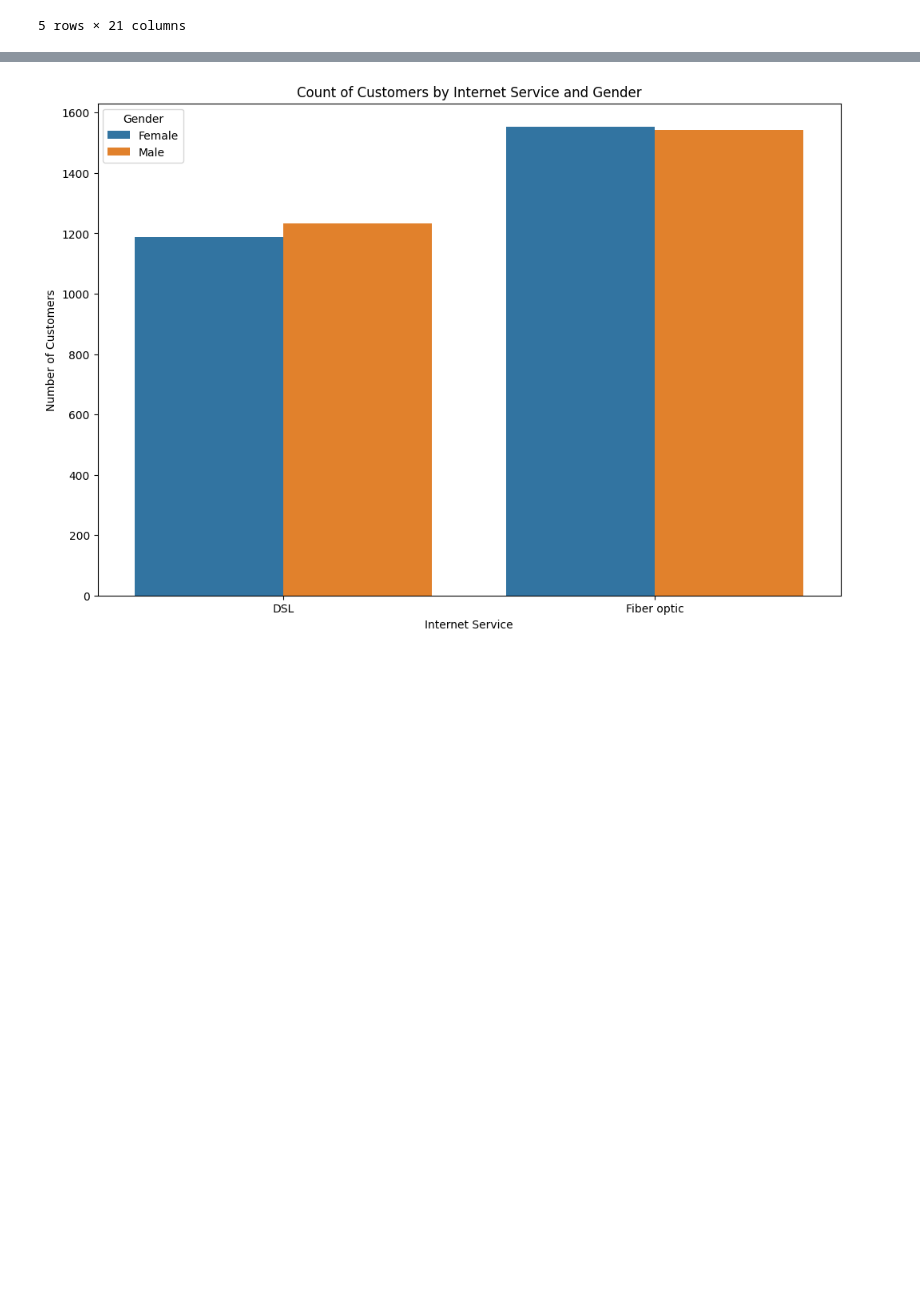
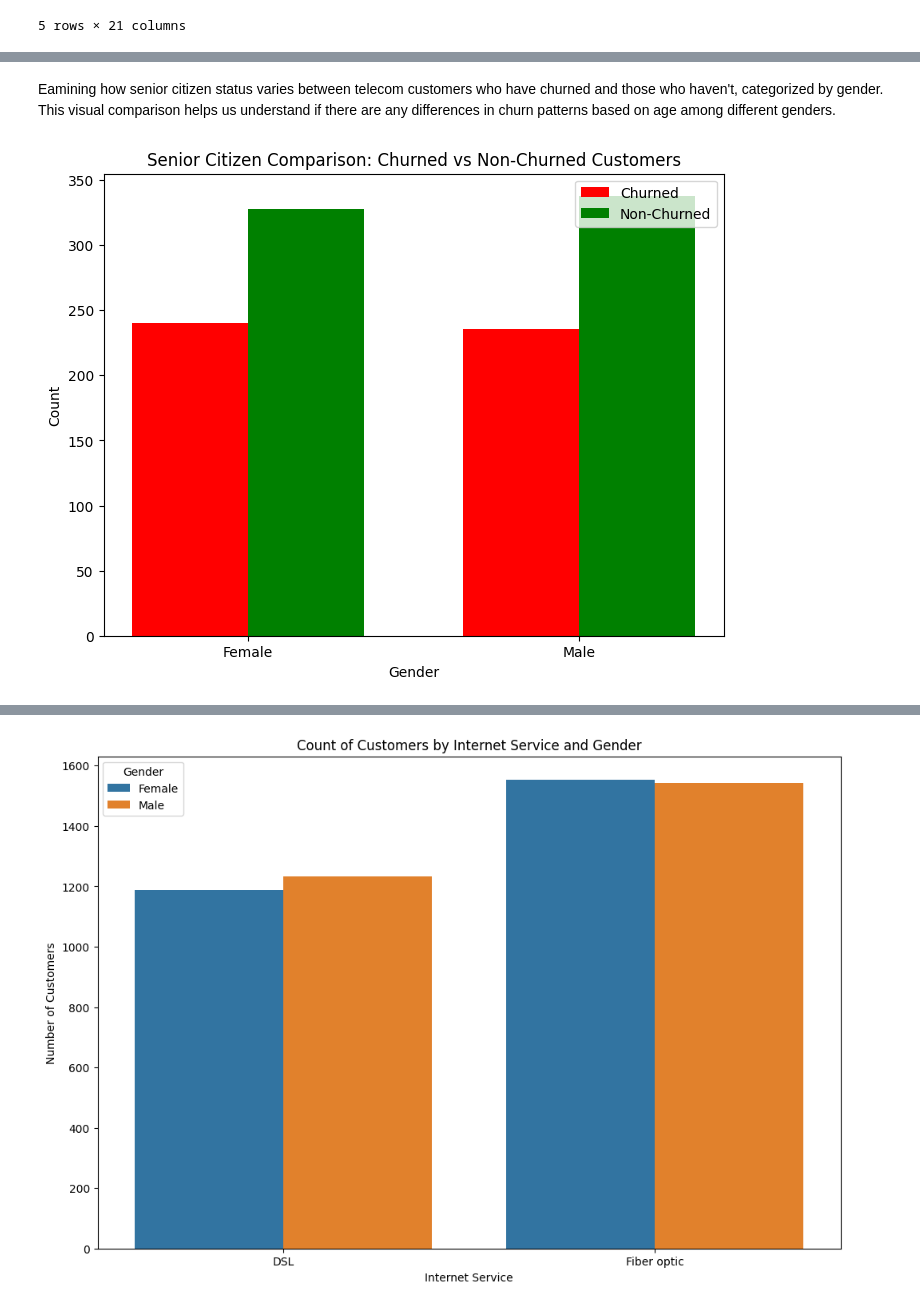
Before and after one commit to shivam9142kumar/Customer_Churn, a Jupyter notebook: Customer_Churn_Analysis.ipynb, the cells around one changed output, grey strips where cells are left out. Saved outputs shown, nothing was run; the diff lists cells and outputs as text; code cells hidden in the pictures; blank space fills up the shorter version.

```diff
--- a/Customer_Churn_Analysis.ipynb
+++ b/Customer_Churn_Analysis.ipynb
@@ -117,0 +156,3 @@ dtype: int64
+# %%
+for i in df.columns:
+    print("No. of unique values in",i,"is",df[i].nunique())
@@ -195,3 +307,29 @@ plt.show()
+# %% [markdown]
+Eamining how senior citizen status varies between telecom customers who have churned and those who haven't, categorized by gender. This visual comparison helps us understand if there are any differences in churn patterns based on age among different genders.
+# %%
+# Common Variables
+mask = df["Churn"] == "Yes"
+mask2 = df["Churn"] == "No"
+churned = df[mask]
+not_churned = df[mask2]
+
+churned_counts = churned.groupby("gender")["SeniorCitizen"].sum()
+not_churned_counts = not_churned.groupby("gender")["SeniorCitizen"].sum()
+
+# Plotting the comparison
+plt.figure(figsize=(8, 6))
+bar_width = 0.35
+index = range(len(churned_counts))
+plt.bar(index, churned_counts, bar_width, color="red", label="Churned")
+plt.bar([i + bar_width for i in index], not_churned_counts, bar_width, color="green", label="Non-Churned")
+plt.xlabel('Gender')
+plt.ylabel('Count')
+plt.title('Senior Citizen Comparison: Churned vs Non-Churned Customers')
+plt.xticks([i + bar_width/2 for i in index], churned_counts.index)  # Use index of churned_counts for xticks
+plt.legend()
+plt.show()
+# %% [output]
+[figure, added]
 # %%
 import pandas as pd
 import matplotlib.pyplot as plt
```
Also changed, not shown: parts of 58 cells of this notebook.
